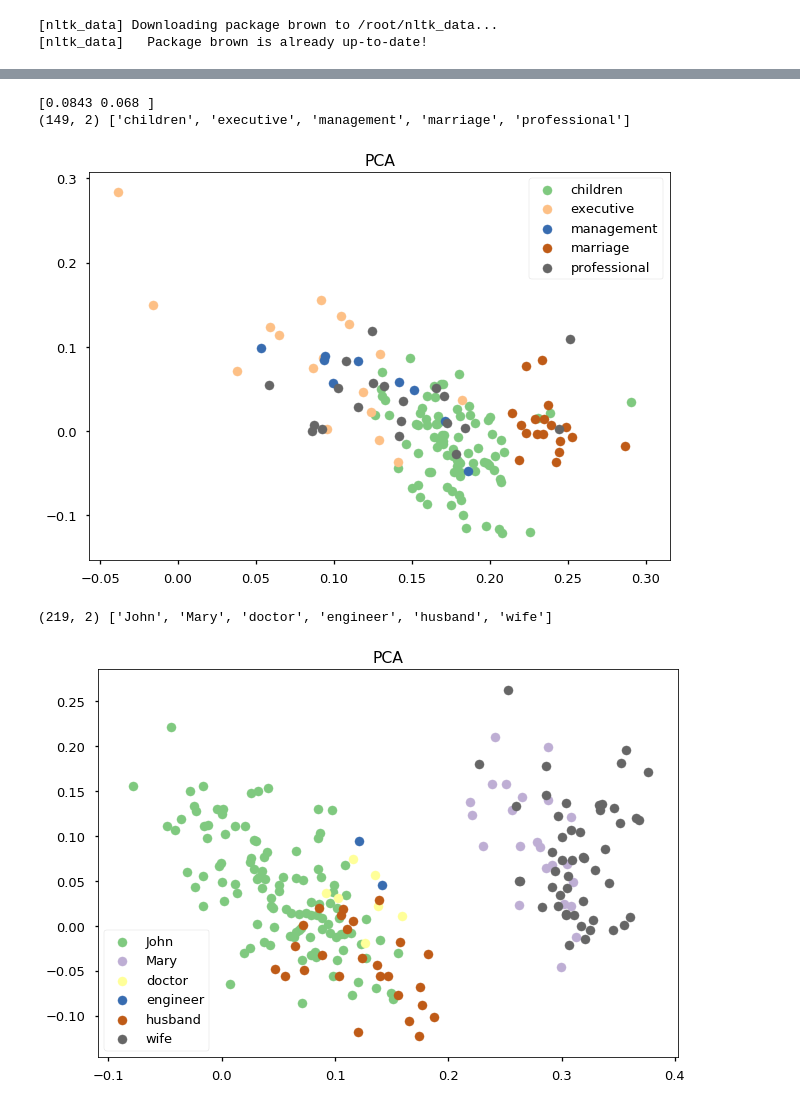
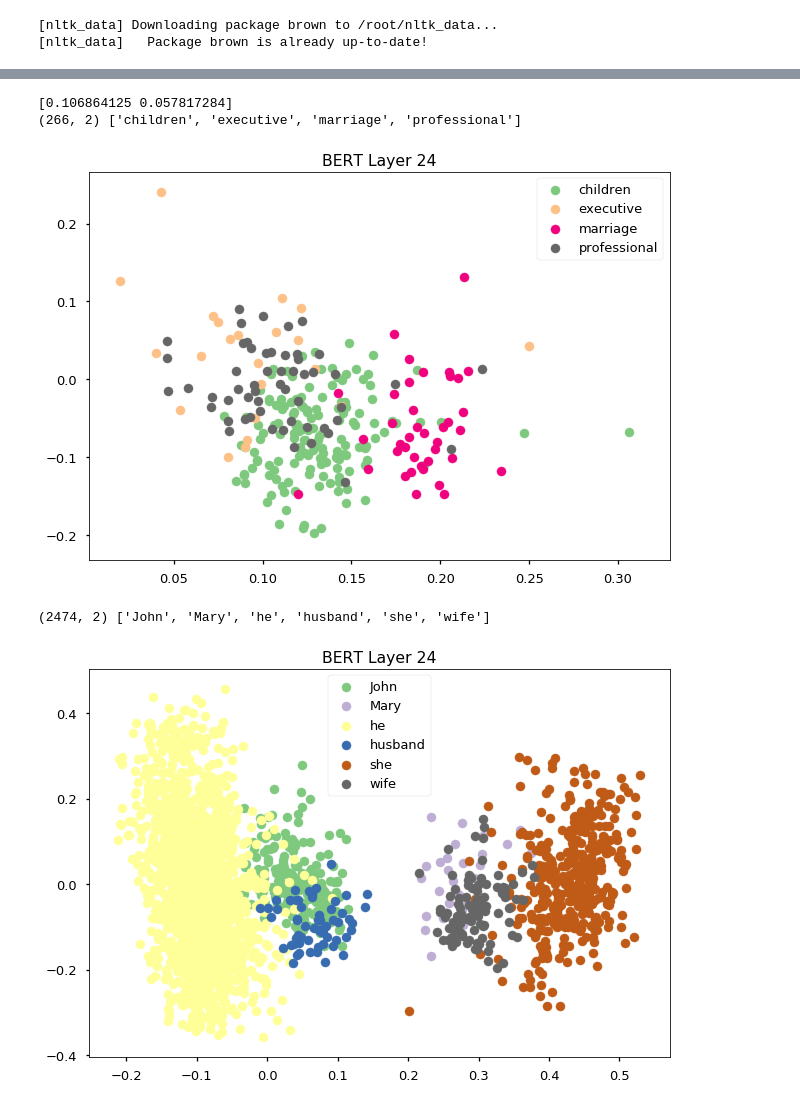
Before and after one commit to chetan-parthiban/Conceptors, a Jupyter notebook: BERT_Cosine_Similarity.ipynb, the cells around one changed output, grey strips where cells are left out. Cells and saved outputs as stored; diff of their text form; code cells hidden in the pictures.

```diff
--- a/BERT_Cosine_Similarity.ipynb
+++ b/BERT_Cosine_Similarity.ipynb
@@ -32,13 +32,13 @@ import matplotlib.pyplot as plt
 t = np.transpose
 %matplotlib inline
 # %%
-from tqdm import tqdm
+from tqdm import tqdm_notebook as tqdm
 import nltk
 nltk.download('brown')
 
 from nltk.corpus import brown
 brown_corpus = brown.sents()
-brown_corpus = brown_corpus[:10000]
+brown_corpus = brown_corpus[:20000]
 # %% [output]
 [nltk_data] Downloading package brown to /root/nltk_data...
 [nltk_data]   Package brown is already up-to-date!
@@ -80,7 +80,7 @@ try:
 except ImportError:
     hdbscan_available = False
 # %%
-def do_plot(X_fit, title=None, labels = [''], circ = False):
+def do_plot(X_fit, title=None, labels = [''], circ = False, legend = True):
     dimension = X_fit.shape[1]
     label_types = sorted(list(set(labels)))
     num_labels = len(label_types)
@@ -111,7 +111,7 @@ def do_plot(X_fit, title=None, labels = [''], circ = False):
         else:
             raise Exception('Bad Dimensions')
         plt.title(title)
-        if num_labels >1:
+        if num_labels >1 and legend:
             ax.legend()
         if circ:
             circ = ellipse((0,0),2,2, edgecolor = 'k', facecolor = 'none')
@@ -134,29 +185,29 @@ def pick_embeddings(corpus,sent_embs,word_list):
 # %%
-X, labels, _ = pick_embeddings(brown_corpus, brown_e, ['he', 'she'])
+X, labels, _ = pick_embeddings(brown_corpus, brown_e, ['he','she'])
 X = np.asarray(X)
 norm = np.apply_along_axis(np.linalg.norm, 1, X)
 X = X / norm[:, None]
 pca = PCA(n_components = 2)
 pca.fit(X)
 print(pca.explained_variance_ratio_)
 
-X, labels, _ = pick_embeddings(brown_corpus, brown_e, ['executive','professional', 'management', 'marriage', 'children'])
+X, labels, _ = pick_embeddings(brown_corpus, brown_e, ['executive','professional', 'marriage', 'children'])
 X = np.asarray(X)
 norm = np.apply_along_axis(np.linalg.norm, 1, X)
 X = X / norm[:, None]
-do_plot(pca.transform(X), 'PCA', labels = labels)
+do_plot(pca.transform(X), 'BERT Layer 24', labels = labels)
 
 
-X, labels, _ = pick_embeddings(brown_corpus, brown_e, ['husband', 'wife', 'Mary', 'John', 'engineer', 'doctor' ])
+X, labels, _ = pick_embeddings(brown_corpus, brown_e, ['husband', 'wife', 'Mary', 'John', 'he','she'])
 X = np.asarray(X)
 norm = np.apply_along_axis(np.linalg.norm, 1, X)
 X = X / norm[:, None]
 
 
-do_plot(pca.transform(X), 'PCA', labels=labels, circ = False)
+do_plot(pca.transform(X), 'BERT Layer 24', labels=labels, circ = False)
 # %% [output]
-[0.0843 0.068 ]
-(149, 2) ['children', 'executive', 'management', 'marriage', 'professional']
+[0.106864125 0.057817284]
+(266, 2) ['children', 'executive', 'marriage', 'professional']
-[figure, old version]
+[figure, new version]
-(219, 2) ['John', 'Mary', 'doctor', 'engineer', 'husband', 'wife']
+(2474, 2) ['John', 'Mary', 'he', 'husband', 'she', 'wife']
-[figure, old version]
+[figure, new version]
```
Also changed, not shown: parts of 6 cells of this notebook.
